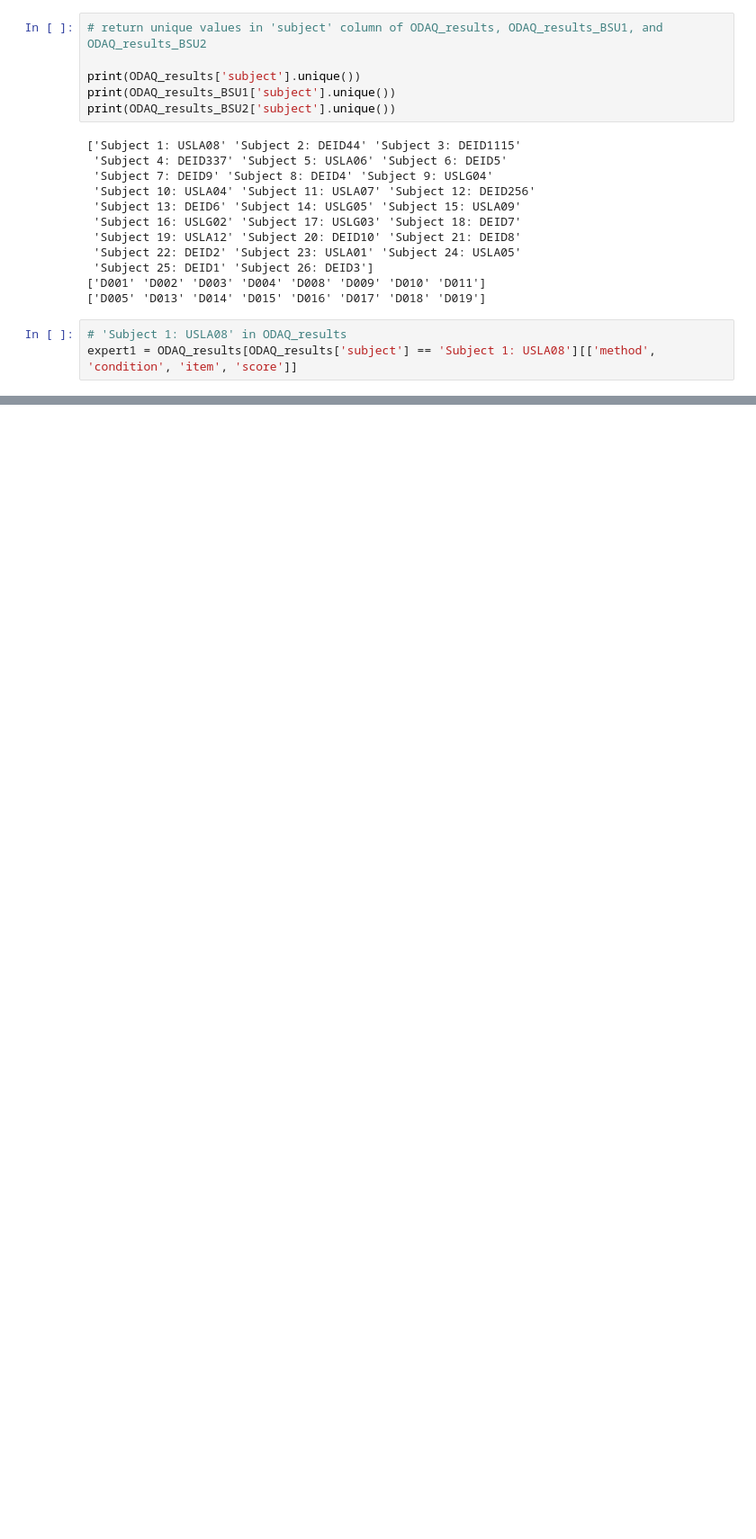
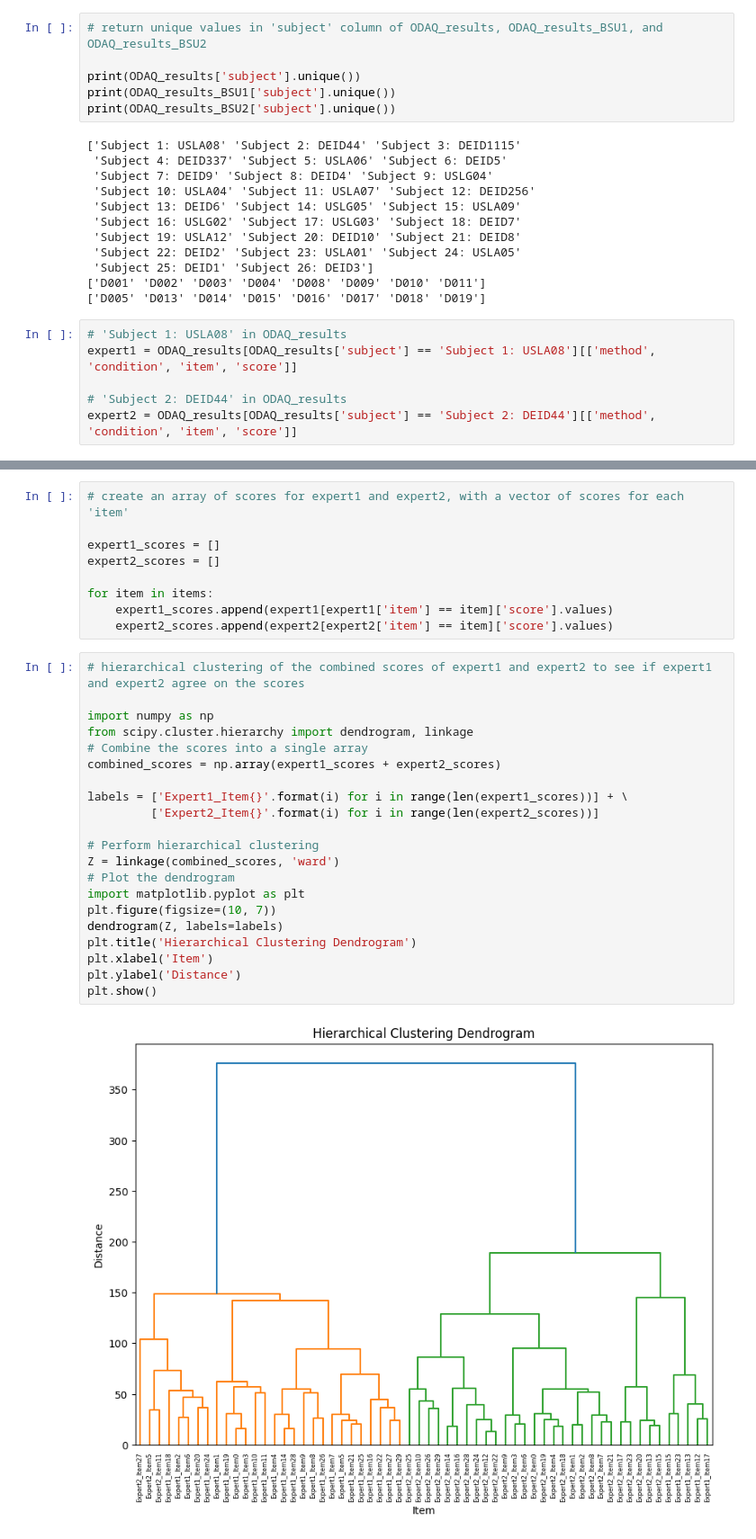
Before and after one commit to cjunwon/ODAQ-SDA, a Jupyter notebook: ODAQ_eda.ipynb, the cells around one changed output, grey strips where cells are left out. Shown: that part at 90% size. Cells and saved outputs as stored; diff of their text form; blank space fills up the shorter version.

Commit message:
Ranking comparison, hierarchical clustering and heatmap

```diff
--- a/ODAQ_eda.ipynb
+++ b/ODAQ_eda.ipynb
@@ -76,6 +69,9 @@ print(ODAQ_results_BSU2['subject'].unique())
 # %%
 # 'Subject 1: USLA08' in ODAQ_results
 expert1 = ODAQ_results[ODAQ_results['subject'] == 'Subject 1: USLA08'][['method', 'condition', 'item', 'score']]
+
+# 'Subject 2: DEID44' in ODAQ_results
+expert2 = ODAQ_results[ODAQ_results['subject'] == 'Subject 2: DEID44'][['method', 'condition', 'item', 'score']]
 # %%
 # 'D001' in ODAQ_results_BSU1
 student1 = ODAQ_results_BSU1[ODAQ_results_BSU1['subject'] == 'D001'][['method', 'condition', 'item', 'score']]
@@ -108,0 +113,32 @@ plt.show()
+# %%
+# create an array of scores for expert1 and expert2, with a vector of scores for each 'item'
+
+expert1_scores = []
+expert2_scores = []
+
+for item in items:
+    expert1_scores.append(expert1[expert1['item'] == item]['score'].values)
+    expert2_scores.append(expert2[expert2['item'] == item]['score'].values)
+# %%
+# hierarchical clustering of the combined scores of expert1 and expert2 to see if expert1 and expert2 agree on the scores
+
+import numpy as np
+from scipy.cluster.hierarchy import dendrogram, linkage
+# Combine the scores into a single array
+combined_scores = np.array(expert1_scores + expert2_scores)
+
+labels = ['Expert1_Item{}'.format(i) for i in range(len(expert1_scores))] + \
+         ['Expert2_Item{}'.format(i) for i in range(len(expert2_scores))]
+
+# Perform hierarchical clustering
+Z = linkage(combined_scores, 'ward')
+# Plot the dendrogram
+import matplotlib.pyplot as plt
+plt.figure(figsize=(10, 7))
+dendrogram(Z, labels=labels)
+plt.title('Hierarchical Clustering Dendrogram')
+plt.xlabel('Item')
+plt.ylabel('Distance')
+plt.show()
+# %% [output]
+[figure, added]
```
Also changed, not shown: parts of 10 cells of this notebook, 4 other files.
